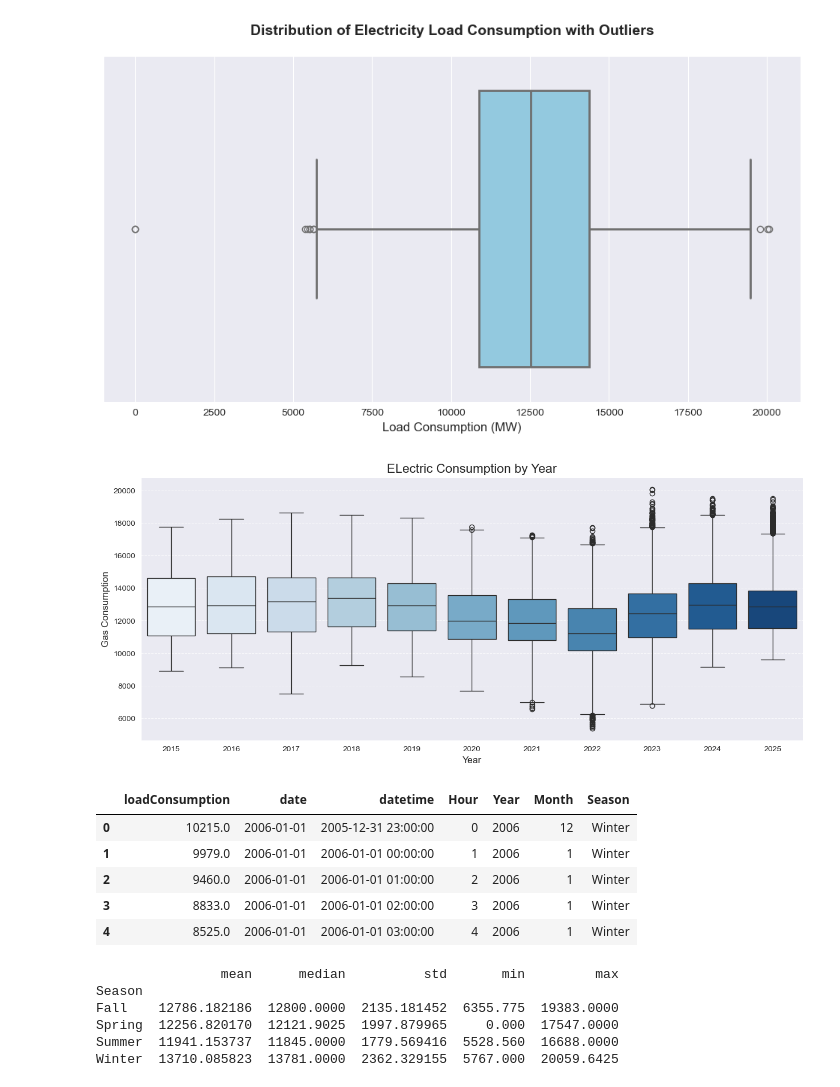
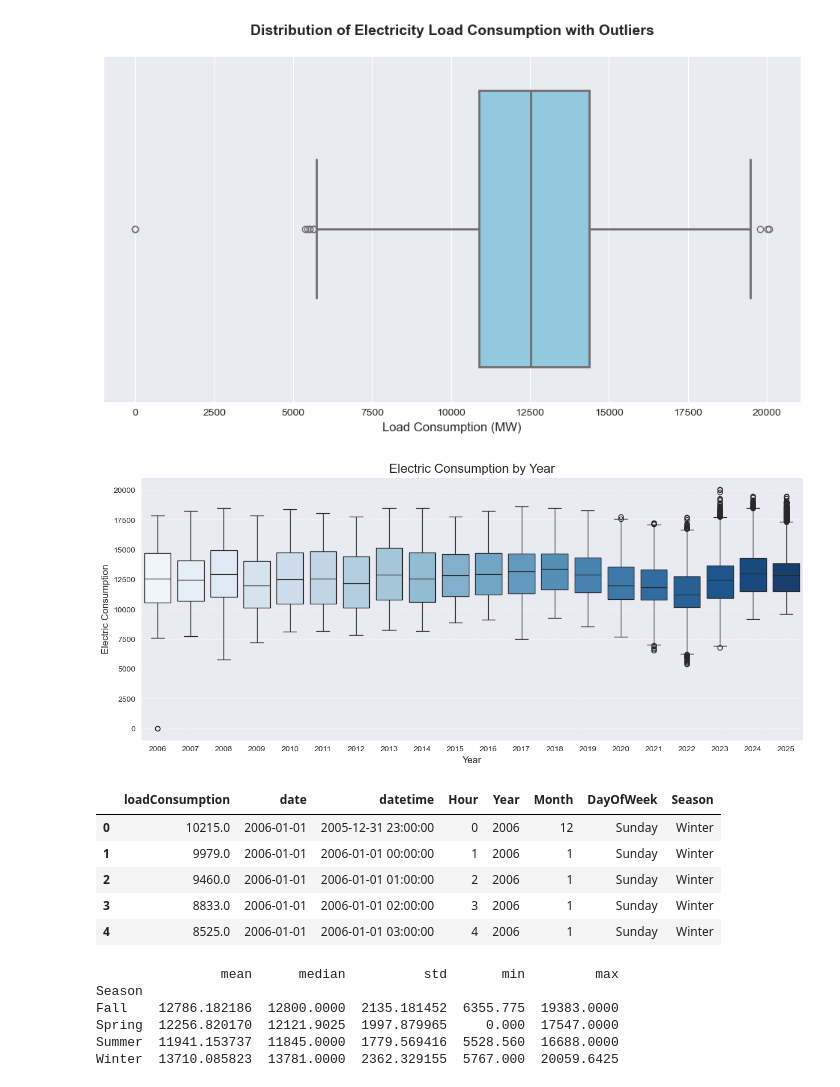
Before and after one commit to kkoutris/master-thesis---energy-demand-forecasting, a Jupyter notebook: EDA.ipynb, the cells around one changed output. Drawn from its saved outputs; the diff is of its cells as text; code cells hidden in the pictures.

```diff
--- a/EDA.ipynb
+++ b/EDA.ipynb
@@ -45,3 +47,4 @@ memory usage: 6.6+ MB
 # %%
 # Convert 'datetime' to pandas datetime for time-series operations
 data['datetime'] = pd.to_datetime(data['datetime'])
+data['date'] = pd.to_datetime(data['date'])
@@ -196,22 +206,20 @@ plt.show()
 # %% [output]
 [figure]
 # %%
-data_filtered = data[data['date'].dt.year >= 2015]
-
 fig, ax = plt.subplots(figsize=(15, 6))
-sns.boxplot(data=data_filtered, x='Year', y='loadConsumption', palette='Blues')
-ax.set_title('ELectric Consumption by Year', fontsize=16)
+sns.boxplot(data=data, x='Year', y='loadConsumption', palette='Blues')
+ax.set_title('Electric Consumption by Year', fontsize=16)
 ax.set_xlabel('Year', fontsize=12)
-ax.set_ylabel('Gas Consumption', fontsize=12)
+ax.set_ylabel('Electric Consumption', fontsize=12)
 plt.xticks(fontsize=10)
 plt.yticks(fontsize=10)
 plt.grid(axis='y', linestyle='--', alpha=0.7)
 
 plt.savefig("plots/ElecConsYear.png", dpi=300, bbox_inches='tight')
 
 plt.show()
 # %% [output]
-[figure, old version]
+[figure, new version]
 # %%
 # Assign seasons based on the month
 def get_season(month):
@@ -229,12 +237,12 @@ data['Season'] = data['date'].dt.month.map(get_season)
 
 data.head()
 # %% [output]
-|  | loadConsumption | date | datetime | Hour | Year | Month | Season |
-| 0 | 10215.0 | 2006-01-01 | 2005-12-31 23:00:00 | 0 | 2006 | 12 | Winter |
-| 1 | 9979.0 | 2006-01-01 | 2006-01-01 00:00:00 | 1 | 2006 | 1 | Winter |
-| 2 | 9460.0 | 2006-01-01 | 2006-01-01 01:00:00 | 2 | 2006 | 1 | Winter |
-| 3 | 8833.0 | 2006-01-01 | 2006-01-01 02:00:00 | 3 | 2006 | 1 | Winter |
-| 4 | 8525.0 | 2006-01-01 | 2006-01-01 03:00:00 | 4 | 2006 | 1 | Winter |
+|  | loadConsumption | date | datetime | Hour | Year | Month | DayOfWeek | Season |
+| 0 | 10215.0 | 2006-01-01 | 2005-12-31 23:00:00 | 0 | 2006 | 12 | Sunday | Winter |
+| 1 | 9979.0 | 2006-01-01 | 2006-01-01 00:00:00 | 1 | 2006 | 1 | Sunday | Winter |
+| 2 | 9460.0 | 2006-01-01 | 2006-01-01 01:00:00 | 2 | 2006 | 1 | Sunday | Winter |
+| 3 | 8833.0 | 2006-01-01 | 2006-01-01 02:00:00 | 3 | 2006 | 1 | Sunday | Winter |
+| 4 | 8525.0 | 2006-01-01 | 2006-01-01 03:00:00 | 4 | 2006 | 1 | Sunday | Winter |
 # %%
 # Calculate average consumption per season
 seasonal_data = data.groupby('Season')['loadConsumption'].agg(['mean', 'median', 'std', 'min', 'max'])
```
Also changed, not shown: parts of 64 cells of this notebook.
